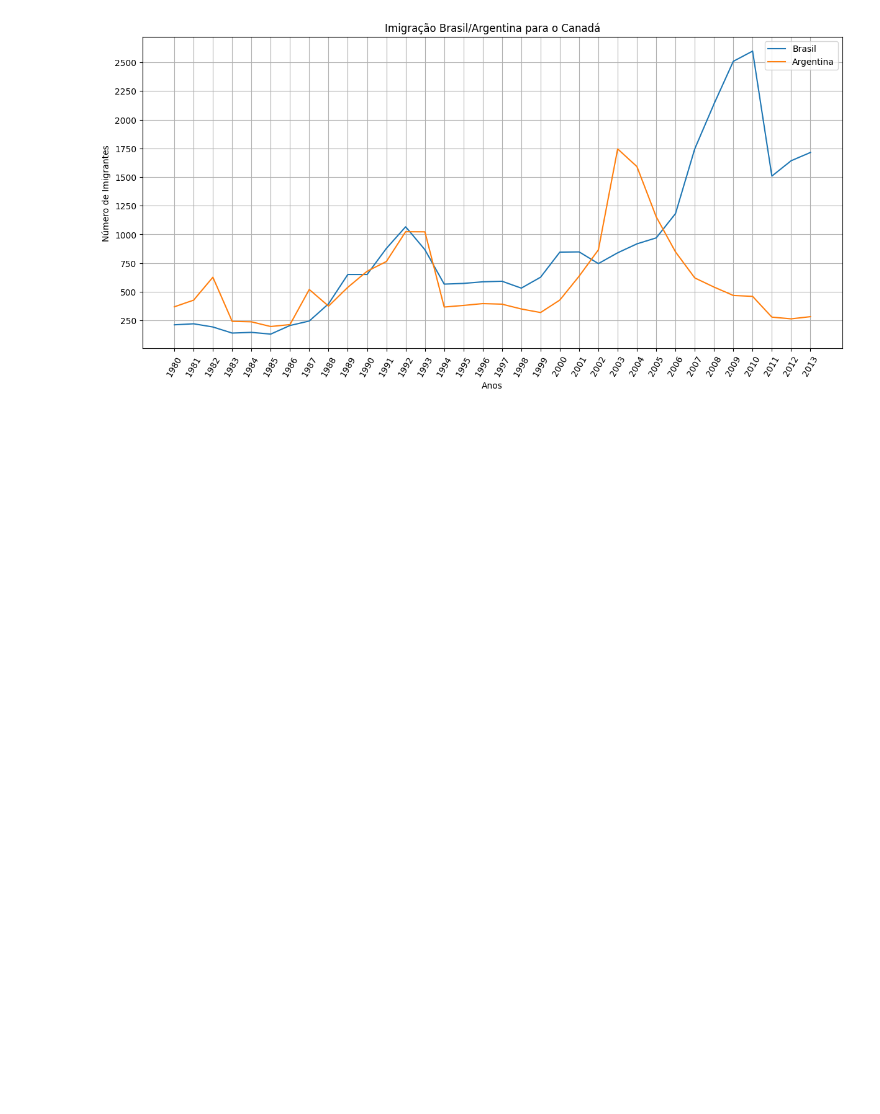
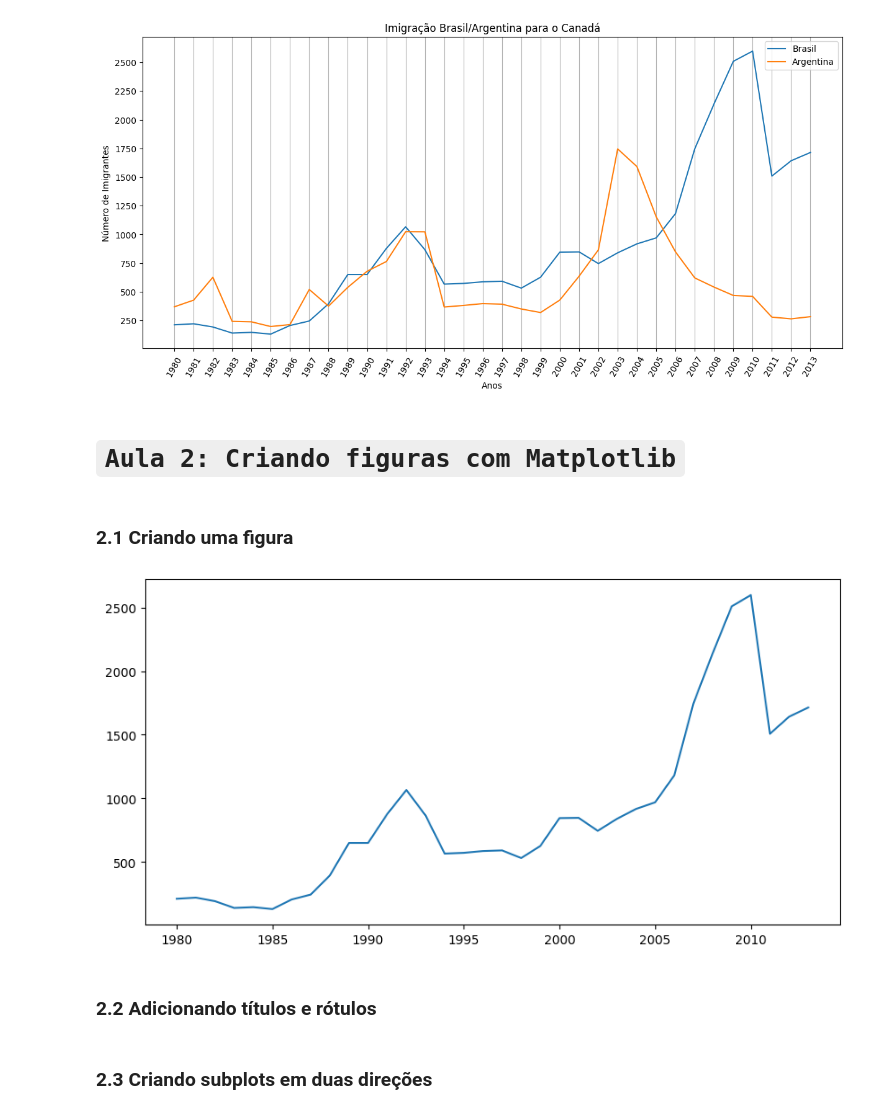
Before and after one commit to KaelDucatti/estudos-ds, a Jupyter notebook: data_visualization/01_criando_graficos_com_bibliotecas_py/conhecendo_matplotlib.ipynb, the cells around one changed output. Drawn from its saved outputs; the diff is of its cells as text; code cells hidden in the pictures; blank space fills up the shorter version.

```diff
--- a/data_visualization/01_criando_graficos_com_bibliotecas_py/conhecendo_matplotlib.ipynb
+++ b/data_visualization/01_criando_graficos_com_bibliotecas_py/conhecendo_matplotlib.ipynb
@@ -228,3 +173,24 @@ plt.legend()
 plt.show()
 # %% [output]
 [figure]
+# %% [markdown]
+# `Aula 2: Criando figuras com Matplotlib`
+# %% [markdown]
+### 2.1 Criando uma figura
+# %%
+fig, ax = plt.subplots(figsize=(10, 5))
+
+ax.plot(
+    imigracao_br['Ano'],
+    imigracao_br['No_Imigrantes']
+)
+
+ax.xaxis.set_major_locator(plt.MultipleLocator(5))
+
+plt.show()
+# %% [output]
+[figure, added]
+# %% [markdown]
+### 2.2 Adicionando títulos e rótulos
+# %% [markdown]
+### 2.3 Criando subplots em duas direções
```
Also changed, not shown: parts of 7 cells of this notebook.
